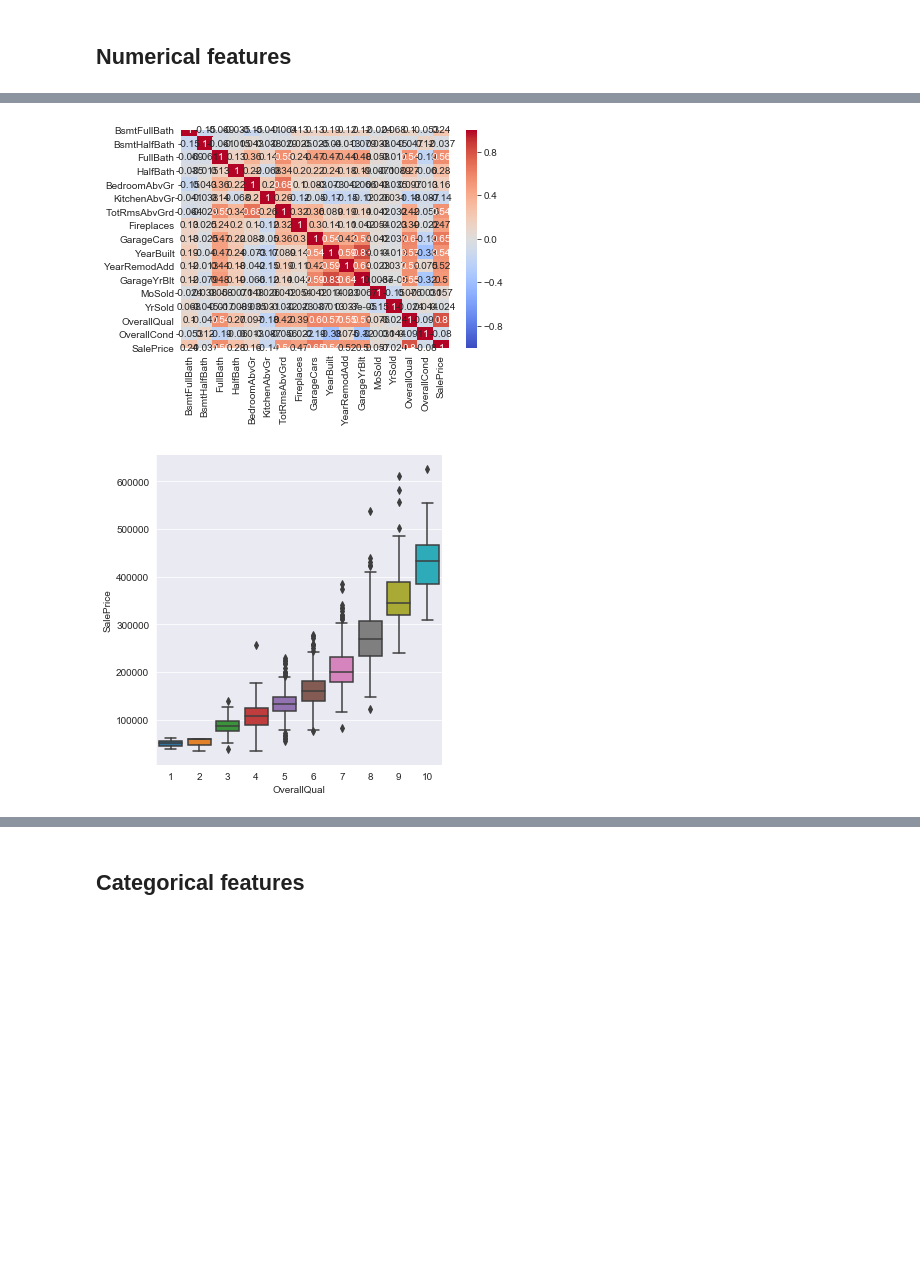
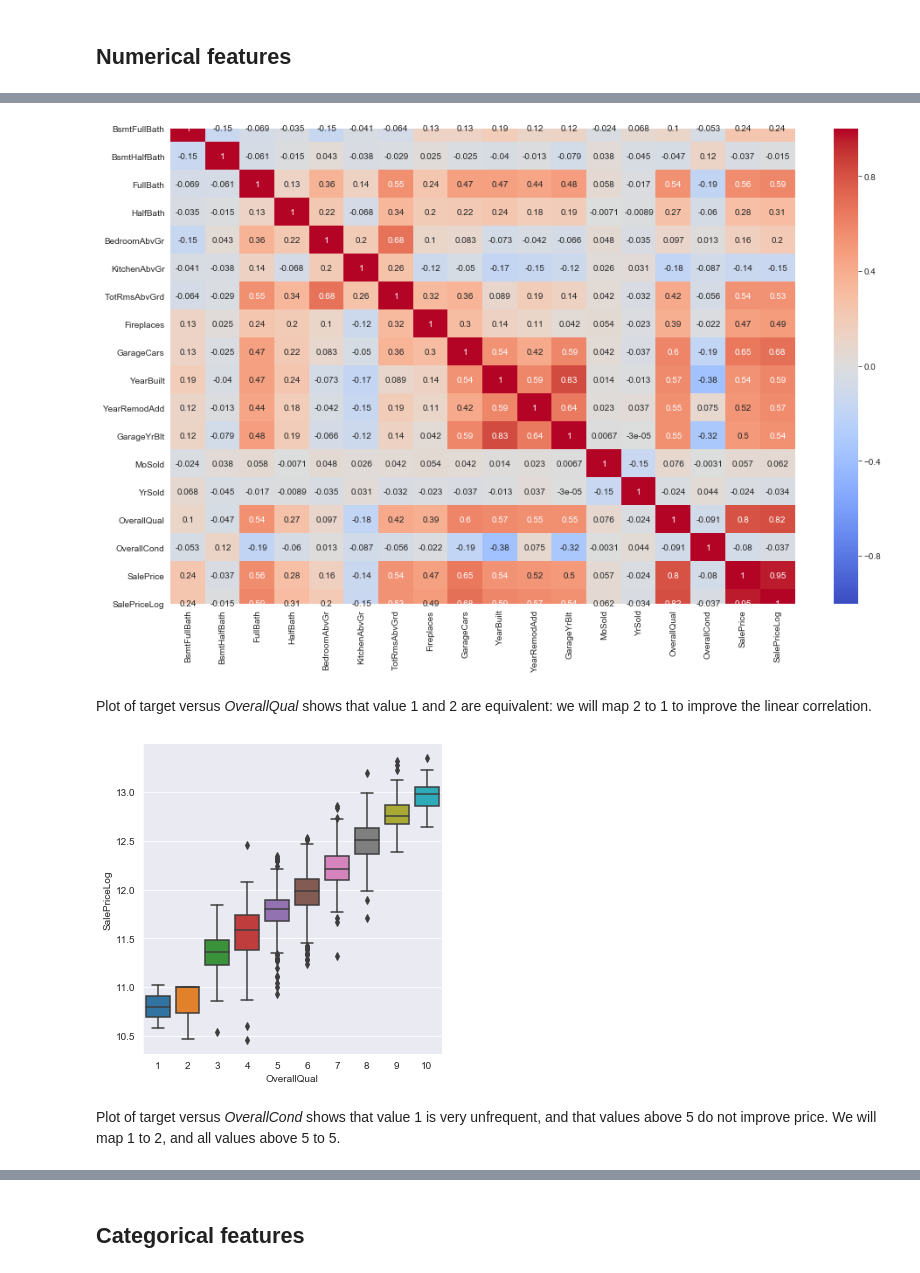
Before and after one commit to cedric-bertrand/DS-py, a Jupyter notebook: house_prices/house_prices.ipynb, the cells around one changed output, grey strips where cells are left out. Saved outputs shown, nothing was run; the diff lists cells and outputs as text; code cells hidden in the pictures; blank space fills up the shorter version.

```diff
--- a/house_prices/house_prices.ipynb
+++ b/house_prices/house_prices.ipynb
@@ -174,12 +128,16 @@ class AreaTransformer(BaseEstimator, TransformerMixin):
 # %%
 df_corr = train_numeric[features_disc + features_time + features_ord + label].copy()
-#df_corr['SalePriceLog'] = np.log(df_corr['SalePrice'])
+df_corr['SalePriceLog'] = np.log(df_corr['SalePrice'])
 corr = df_corr.corr()
 sns.heatmap(corr, vmin=-1, cmap='coolwarm',annot=True);
 # %% [output]
-[figure, old version]
+[figure, new version]
+# %% [markdown]
+Plot of target versus *OverallQual* shows that value 1 and 2 are equivalent: we will map 2 to 1 to improve the linear correlation.
 # %%
-sns.catplot(x='OverallQual', y='SalePrice', data=df_corr, kind='box');
+sns.catplot(x='OverallQual', y='SalePriceLog', data=df_corr, kind='box');
 # %% [output]
-[figure, old version]
+[figure, new version]
+# %% [markdown]
+Plot of target versus *OverallCond* shows that value 1 is very unfrequent, and that values above 5 do not improve price. We will map 1 to 2, and all values above 5 to 5.
 # %%
```
Also changed, not shown: parts of 28 cells of this notebook.
